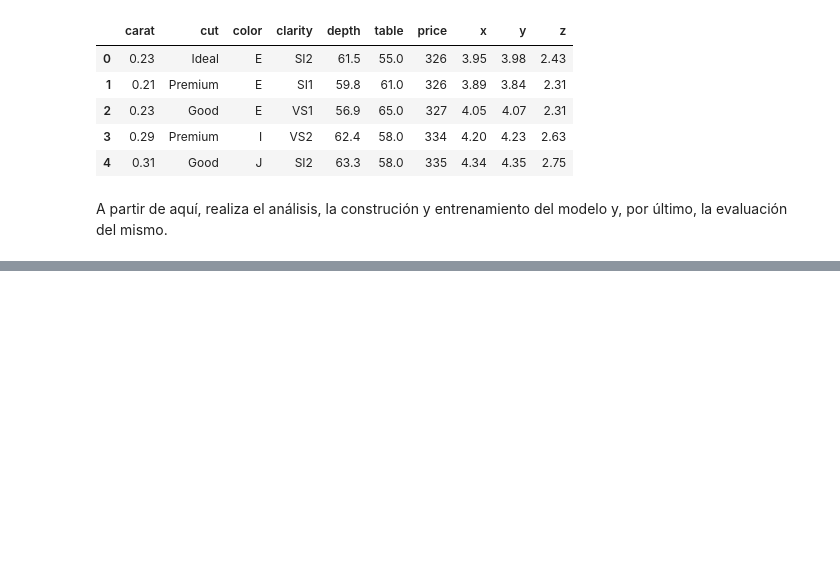
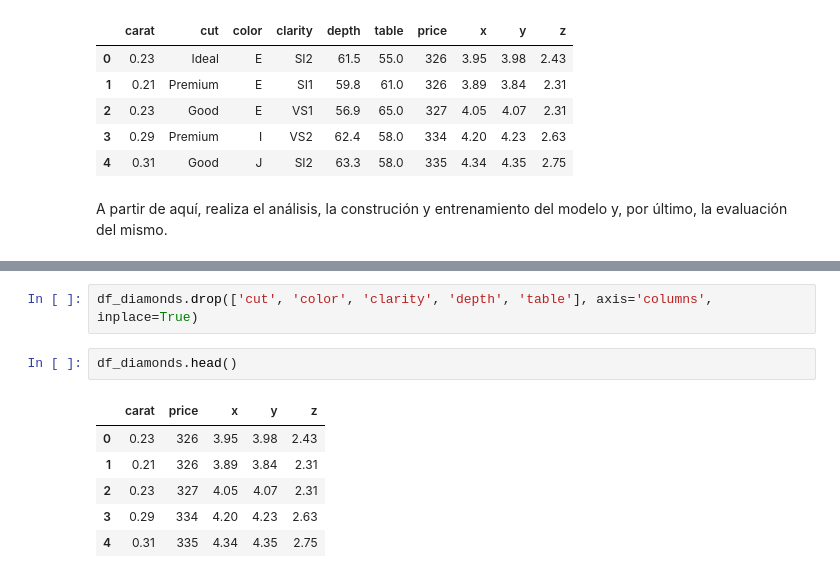
Before and after one commit to jmrodriguez2552/CEDAPY_25_26, a Jupyter notebook: ANALISIS_DATOS_PYTHON/NOTEBOOKS/MACHINE_LEARNING/02_RegresionLineal.ipynb, the cells around one changed output, grey strips where cells are left out. Drawn from its saved outputs; the diff is of its cells as text; blank space fills up the shorter version.

```diff
--- a/ANALISIS_DATOS_PYTHON/NOTEBOOKS/MACHINE_LEARNING/02_RegresionLineal.ipynb
+++ b/ANALISIS_DATOS_PYTHON/NOTEBOOKS/MACHINE_LEARNING/02_RegresionLineal.ipynb
@@ -675,0 +700,11 @@ A partir de aquí, realiza el análisis, la construción y entrenamiento del mod
+# %%
+df_diamonds.drop(['cut', 'color', 'clarity', 'depth', 'table'], axis='columns', inplace=True)
+# %%
+df_diamonds.head()
+# %% [output]
+|  | carat | price | x | y | z |
+| 0 | 0.23 | 326 | 3.95 | 3.98 | 2.43 |
+| 1 | 0.21 | 326 | 3.89 | 3.84 | 2.31 |
+| 2 | 0.23 | 327 | 4.05 | 4.07 | 2.31 |
+| 3 | 0.29 | 334 | 4.20 | 4.23 | 2.63 |
+| 4 | 0.31 | 335 | 4.34 | 4.35 | 2.75 |
```
Also changed, not shown: parts of 10 cells of this notebook.
